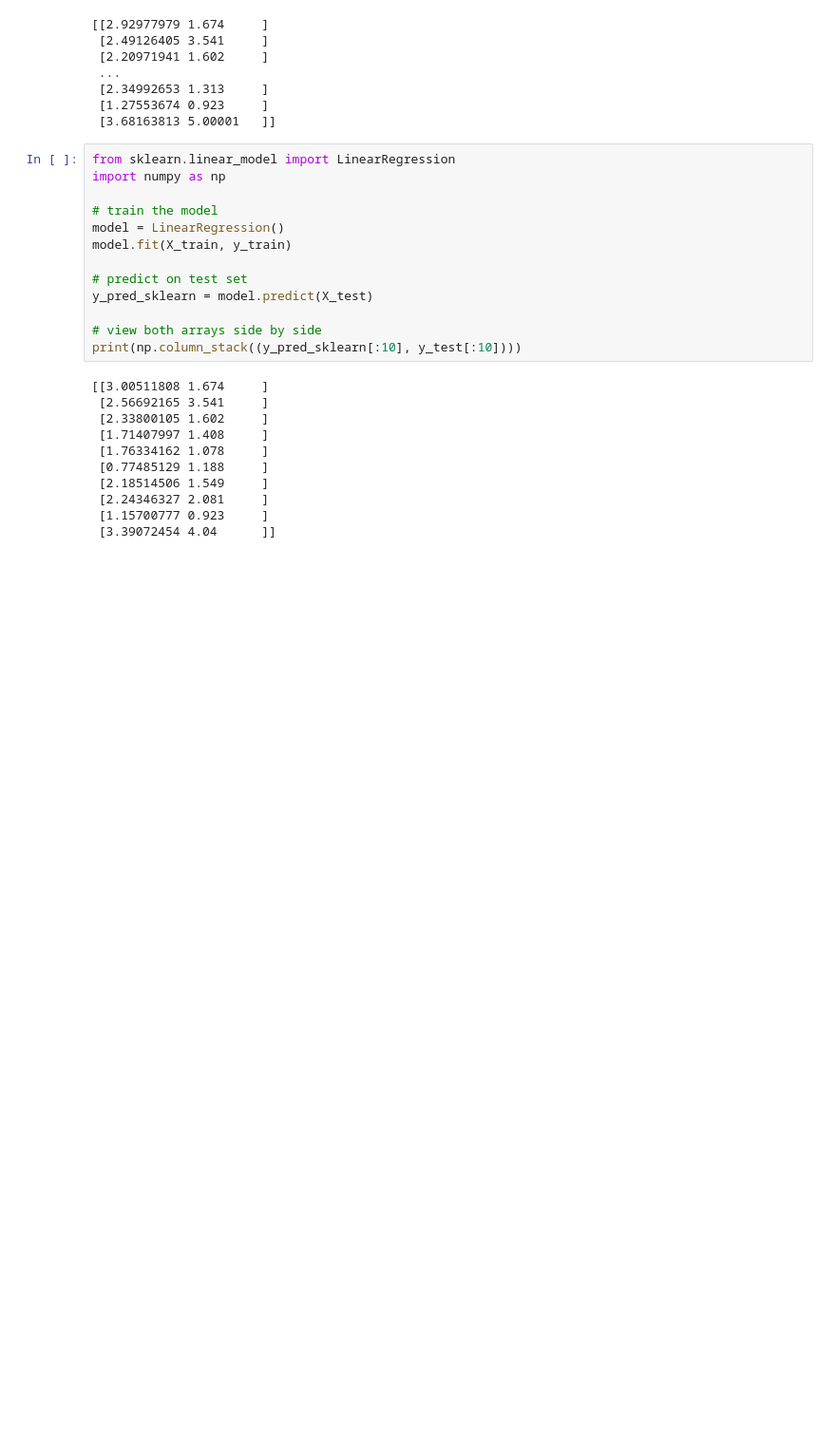
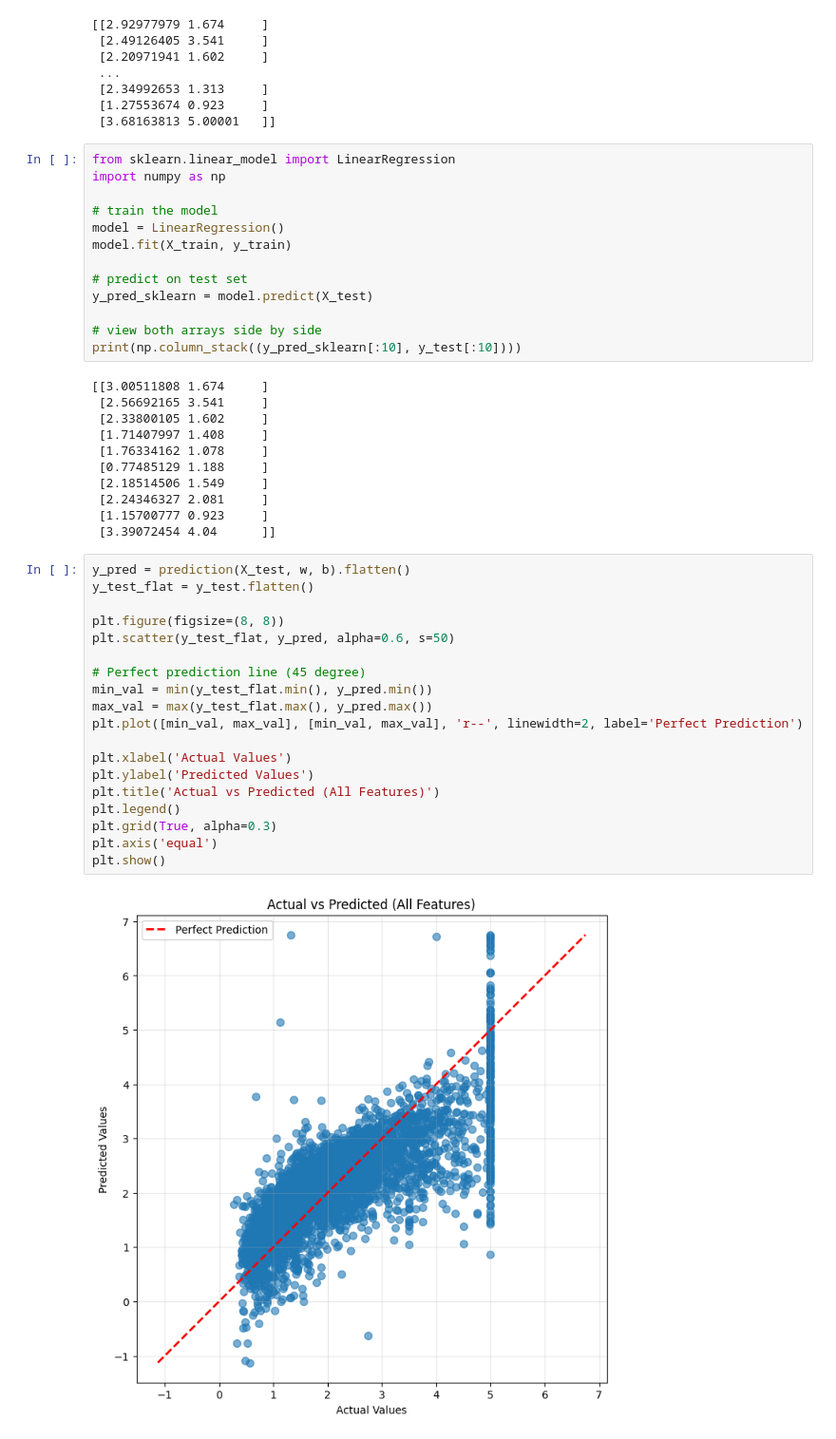
Before and after one commit to Gagancreates/pesu_io_foundations_of_neural_networks, a Jupyter notebook: day_5/california.ipynb, the cells around one changed output. Shown at 95% size. Drawn from its saved outputs; the diff is of its cells as text; blank space fills up the shorter version.

```diff
--- a/day_5/california.ipynb
+++ b/day_5/california.ipynb
@@ -162,3 +183,24 @@ print(np.column_stack((y_pred_sklearn[:10], y_test[:10])))
  [2.24346327 2.081     ]
  [1.15700777 0.923     ]
  [3.39072454 4.04      ]]
+# %%
+y_pred = prediction(X_test, w, b).flatten()
+y_test_flat = y_test.flatten()
+
+plt.figure(figsize=(8, 8))
+plt.scatter(y_test_flat, y_pred, alpha=0.6, s=50)
+
+# Perfect prediction line (45 degree)
+min_val = min(y_test_flat.min(), y_pred.min())
+max_val = max(y_test_flat.max(), y_pred.max())
+plt.plot([min_val, max_val], [min_val, max_val], 'r--', linewidth=2, label='Perfect Prediction')
+
+plt.xlabel('Actual Values')
+plt.ylabel('Predicted Values')
+plt.title('Actual vs Predicted (All Features)')
+plt.legend()
+plt.grid(True, alpha=0.3)
+plt.axis('equal')
+plt.show()
+# %% [output]
+[figure, added]
```
Also changed, not shown: parts of 1 cell of this notebook.
